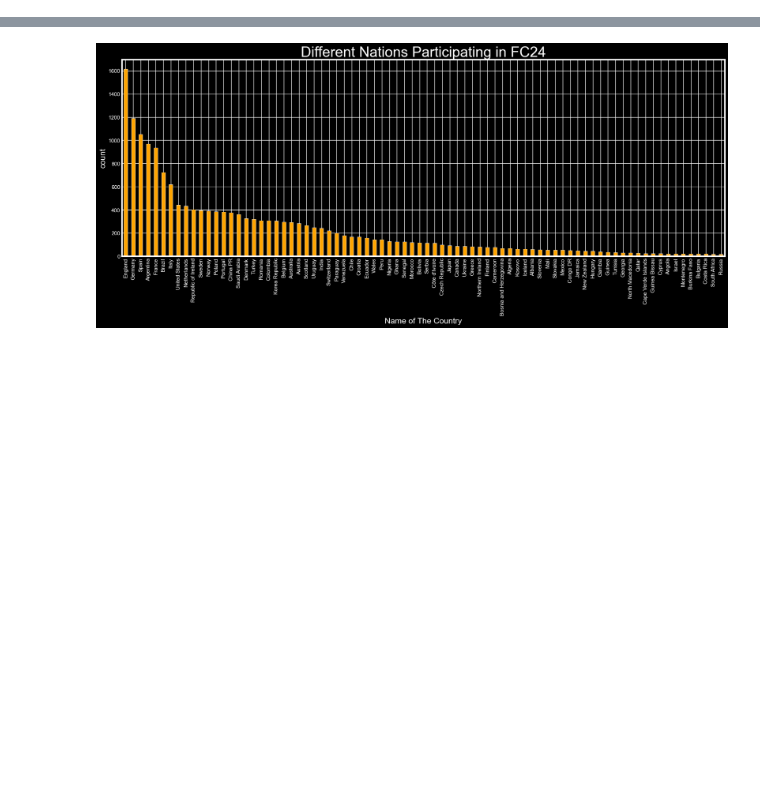
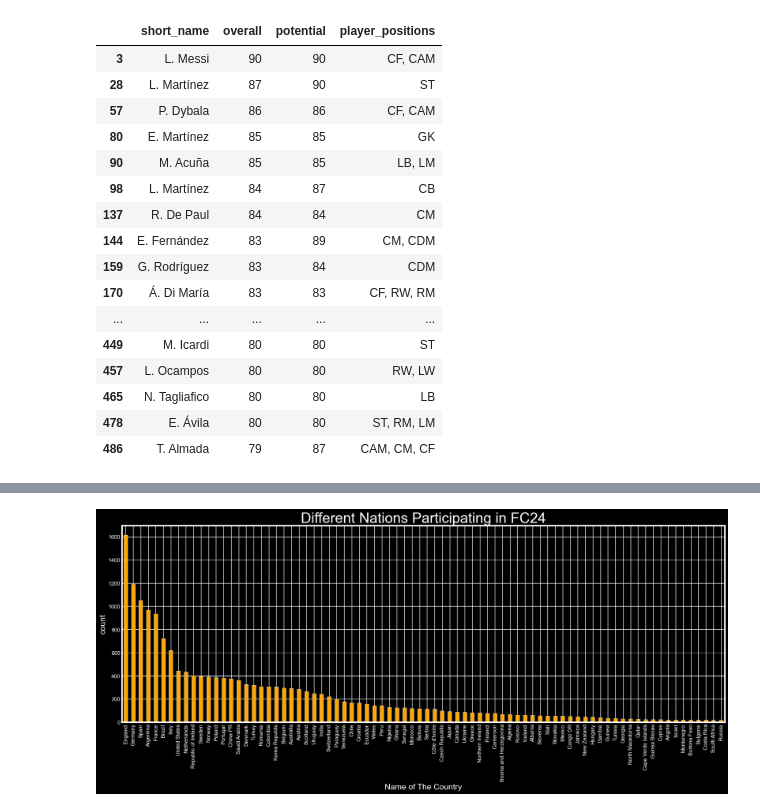
Before and after one commit to flavinhojrz/FIFA-Analysis-with-Data-Science, a Jupyter notebook: main.ipynb, the cells around one changed output, grey strips where cells are left out. Saved outputs shown, nothing was run; the diff lists cells and outputs as text; code cells hidden in the pictures; blank space fills up the shorter version.

```diff
--- a/main.ipynb
+++ b/main.ipynb
@@ -13,8 +14,26 @@ data = pd.read_csv('./archive/male_players.csv')
 # %%
-def get_players_by_country(country, fifa_version_min=24):
-    players_by_country = data[(data['nationality_name'] == country) & (data['fifa_version'] >= fifa_version_min)]
-    top_players = players_by_country.nlargest(10, 'overall')
+def get_players_by_country(country, data):
+    players_by_country = data[data['nationality_name'] == country]
+    top_players = players_by_country.nlargest(30, 'overall')
     return top_players[['short_name', 'overall', 'potential', 'player_positions']]
 
-print(get_players_by_country('France'))
+get_players_by_country('Argentina', fc_24)
+# %% [output]
+|  | short_name | overall | potential | player_positions |
+| 3 | L. Messi | 90 | 90 | CF, CAM |
+| 28 | L. Martínez | 87 | 90 | ST |
+| 57 | P. Dybala | 86 | 86 | CF, CAM |
+| 80 | E. Martínez | 85 | 85 | GK |
+| 90 | M. Acuña | 85 | 85 | LB, LM |
+| 98 | L. Martínez | 84 | 87 | CB |
+| 137 | R. De Paul | 84 | 84 | CM |
+| 144 | E. Fernández | 83 | 89 | CM, CDM |
+| 159 | G. Rodríguez | 83 | 84 | CDM |
+| 170 | Á. Di María | 83 | 83 | CF, RW, RM |
+| ... | ... | ... | ... | ... |
+| 449 | M. Icardi | 80 | 80 | ST |
+| 457 | L. Ocampos | 80 | 80 | RW, LW |
+| 465 | N. Tagliafico | 80 | 80 | LB |
+| 478 | E. Ávila | 80 | 80 | ST, RM, LM |
+| 486 | T. Almada | 79 | 87 | CAM, CM, CF |
 # %%
```
Also changed, not shown: parts of 9 cells of this notebook.
